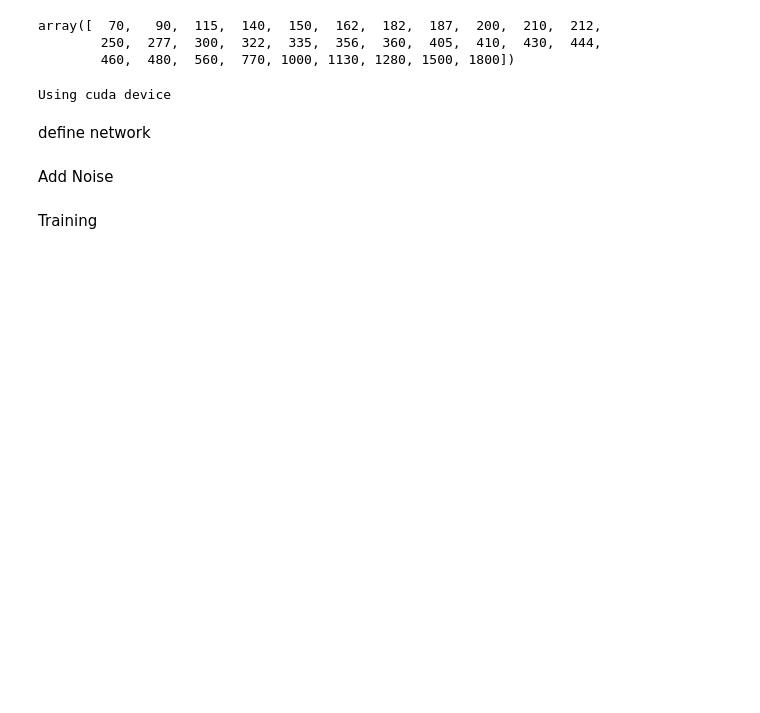
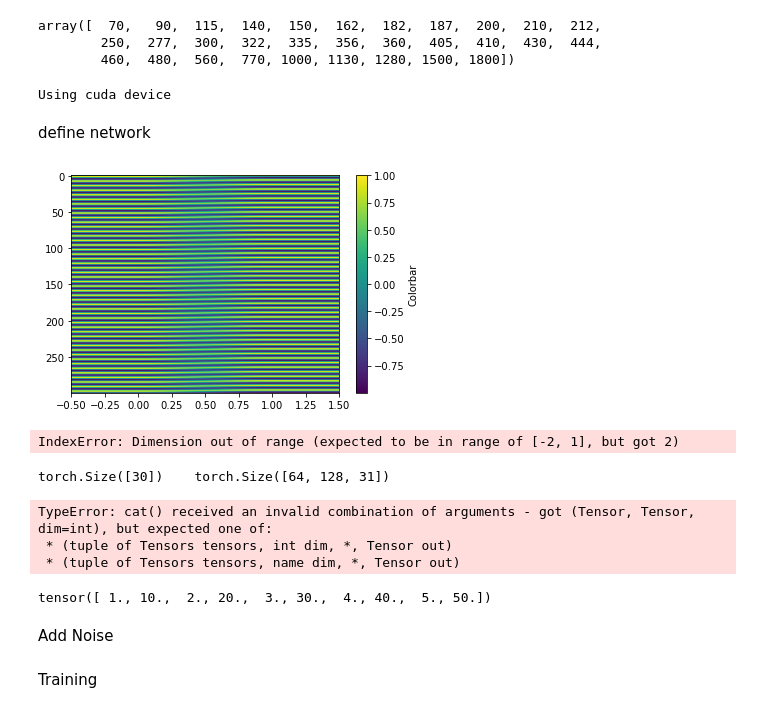
Before and after one commit to smoffe1604/BSc, a Jupyter notebook: main.ipynb, the cells around one changed output. Saved outputs shown, nothing was run; the diff lists cells and outputs as text; code cells hidden in the pictures; blank space fills up the shorter version.

```diff
--- a/main.ipynb
+++ b/main.ipynb
@@ -242,6 +260,48 @@ class SmallUNet(nn.Module):
         x1 = self.up2(x2, x1)
         x = self.convOut(x1)
         return x
+# %%
+#######################################################################
+# time embedding
+#######################################################################
+pos = SinPosEmb(3)
+time_pos = torch.tensor([list(pos(i).cpu()) for i in range(300)])
+im = plt.imshow(time_pos, aspect='auto')
+cbar = plt.colorbar(im)
+cbar.set_label("Colorbar")
+# %% [output]
+[figure, added]
+# %%
+pos = SinPosEmb(32)
+y = pos(10)
+x = torch.randn(64, 128, 31)
+y.unsqueeze(2).repeat(1, 1, x.shape[-1])
+# %% [output]
+IndexError: Dimension out of range (expected to be in range of [-2, 1], but got 2)
+# %%
+pos = SinPosEmb(32)
+y = pos(10)
+x = torch.randn(64, 128, 31)
+print(y.shape, "  ", x.shape)
+torch.cat(x, y, dim = 0)
+# %% [output]
+torch.Size([30])    torch.Size([64, 128, 31])
+TypeError: cat() received an invalid combination of arguments - got (Tensor, Tensor, dim=int), but expected one of:
+ * (tuple of Tensors tensors, int dim, *, Tensor out)
+ * (tuple of Tensors tensors, name dim, *, Tensor out)
+# %%
+
+
+a = torch.Tensor([1, 2, 3, 4, 5])
+b = torch.Tensor([10, 20, 30, 40, 50])
+
+# Create a new tensor c with the cross concatenation of a and b using torch.cat()
+c = torch.cat((a.unsqueeze(1), b.unsqueeze(1)), dim=1).flatten()
+
+# Print the result
+print(c)
+# %% [output]
+tensor([ 1., 10.,  2., 20.,  3., 30.,  4., 40.,  5., 50.])
 # %% [markdown]
 Add Noise
 # %%
```
Also changed, not shown: parts of 17 cells of this notebook, 1 other file.
